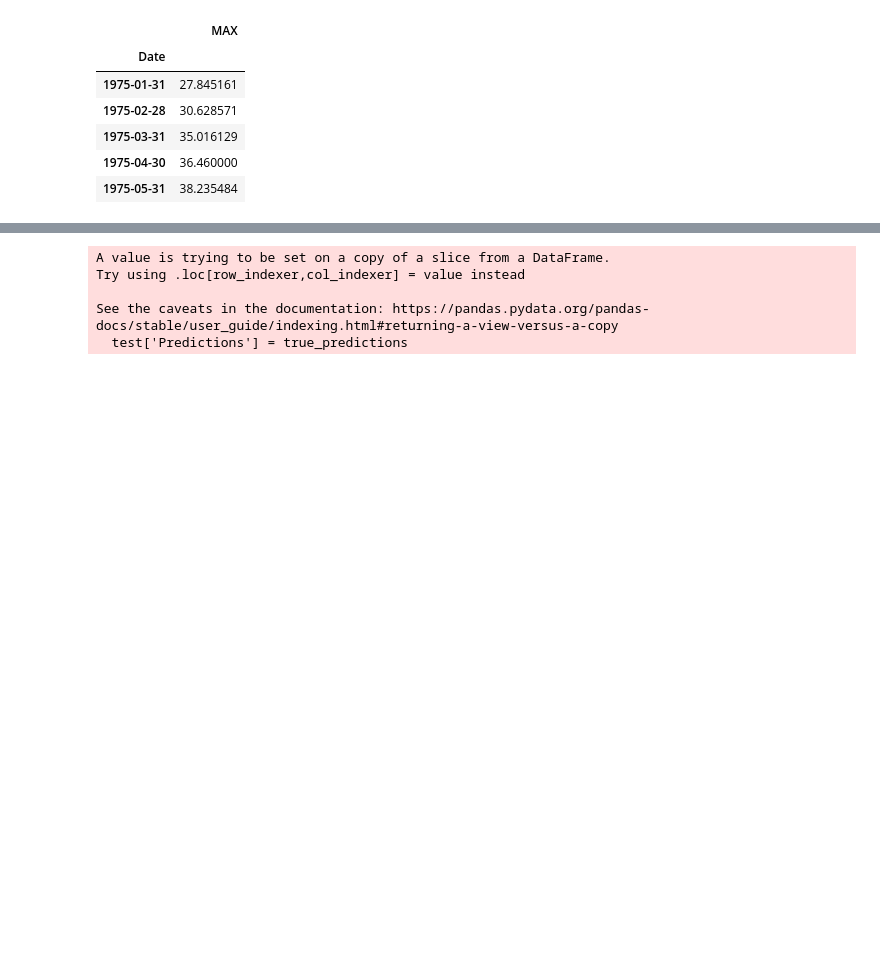
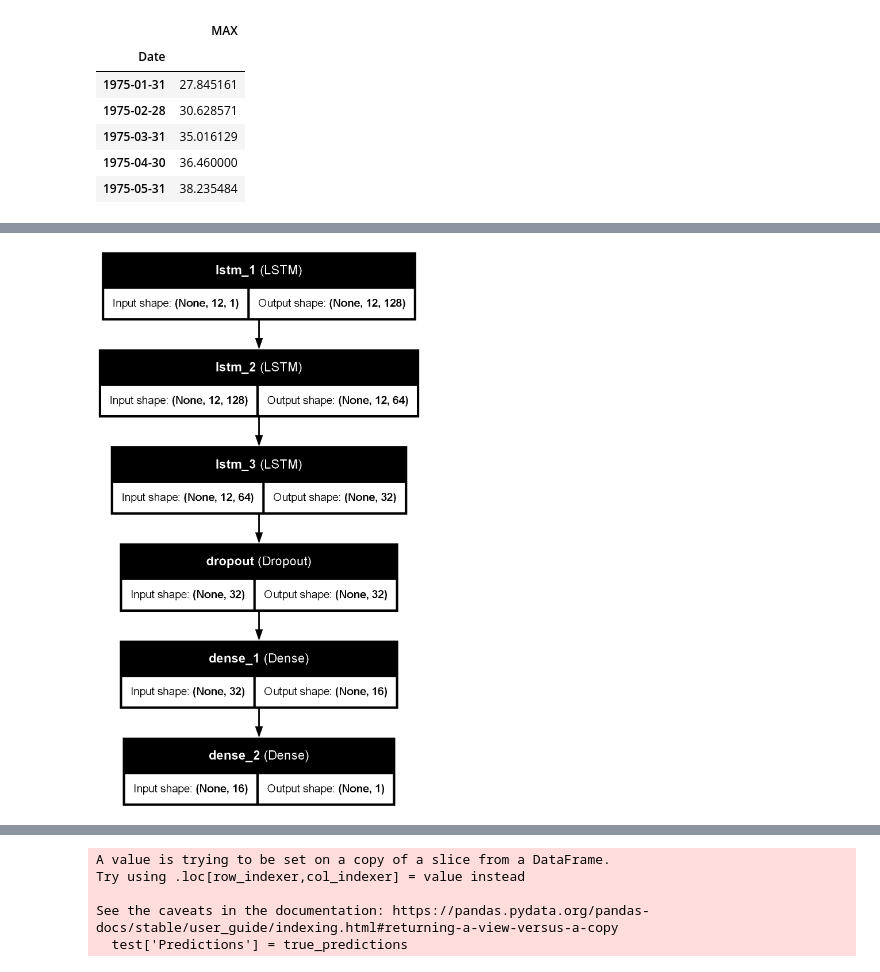
Before and after one commit to DeepMathukiya/Temperature, a Jupyter notebook: LSTM.ipynb, the cells around one changed output, grey strips where cells are left out. Cells and saved outputs as stored; diff of their text form; code cells hidden in the pictures; blank space fills up the shorter version.

```diff
--- a/LSTM.ipynb
+++ b/LSTM.ipynb
@@ -287,3 +360,7 @@ Model: "sequential_7"
+# %%
+plot_model(model, show_shapes=True, show_layer_names=True, to_file="model_plot.png")
+# %% [output]
+[figure, added]
 # %%
 from tensorflow.keras.callbacks import EarlyStopping
 early_stop = EarlyStopping(monitor='val_loss',patience=2)
```
Also changed, not shown: parts of 33 cells of this notebook.
